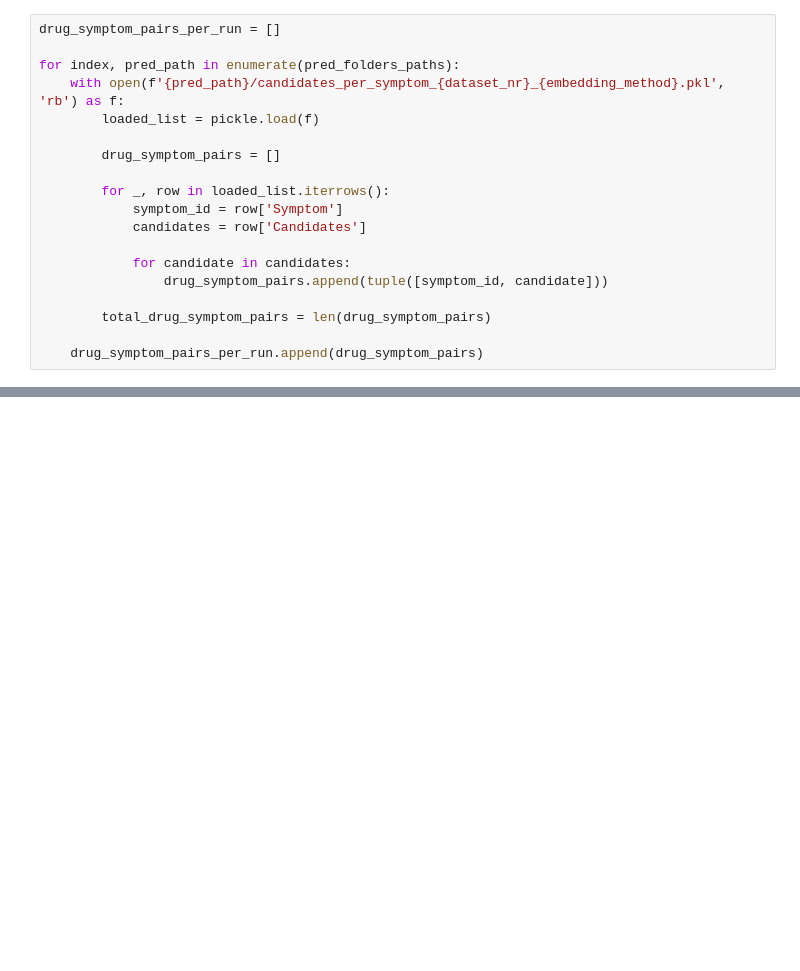
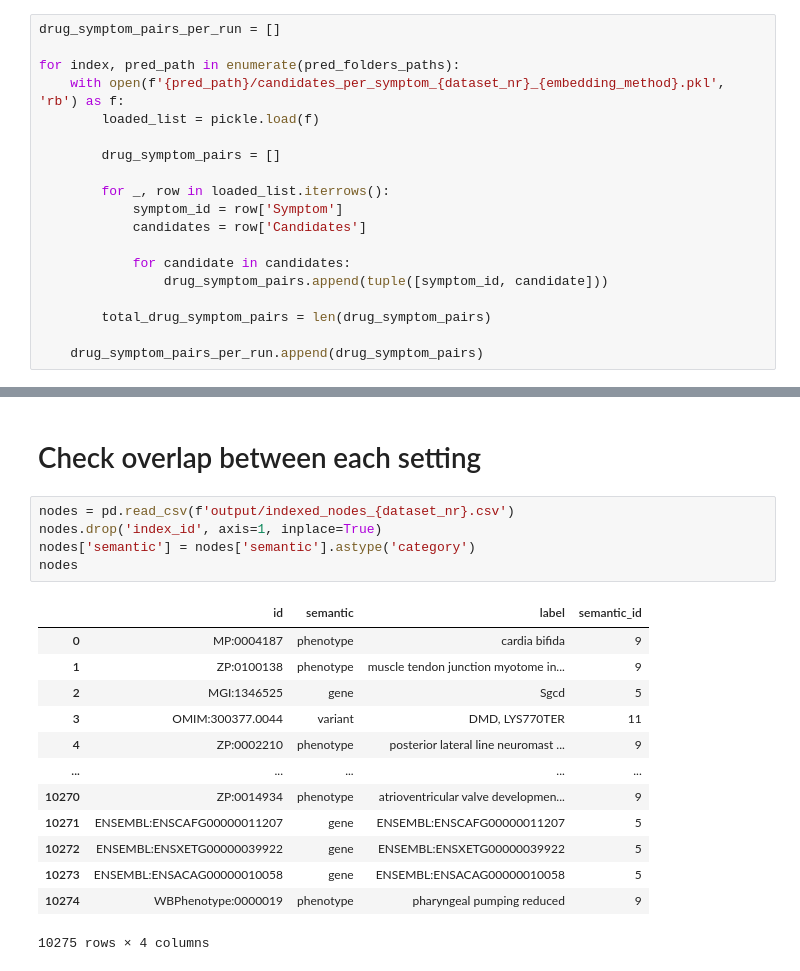
Before and after one commit to rosazwart/XAIFO-ThesisProject, a Jupyter notebook: prediction_analyser.ipynb, the cells around one changed output, grey strips where cells are left out. Saved outputs shown, nothing was run; the diff lists cells and outputs as text; blank space fills up the shorter version.

Commit message:
added more result analysis between runs/model variations

```diff
--- a/prediction_analyser.ipynb
+++ b/prediction_analyser.ipynb
@@ -186,0 +422,21 @@ There are 3 symptom-drug pairs that are found in the top list of drug candidates
+# %% [markdown]
+# Check overlap between each setting
+# %%
+nodes = pd.read_csv(f'output/indexed_nodes_{dataset_nr}.csv')
+nodes.drop('index_id', axis=1, inplace=True)
+nodes['semantic'] = nodes['semantic'].astype('category')
+nodes
+# %% [output]
+|  | id | semantic | label | semantic_id |
+| 0 | MP:0004187 | phenotype | cardia bifida | 9 |
+| 1 | ZP:0100138 | phenotype | muscle tendon junction myotome in... | 9 |
+| 2 | MGI:1346525 | gene | Sgcd | 5 |
+| 3 | OMIM:300377.0044 | variant | DMD, LYS770TER | 11 |
+| 4 | ZP:0002210 | phenotype | posterior lateral line neuromast ... | 9 |
+| ... | ... | ... | ... | ... |
+| 10270 | ZP:0014934 | phenotype | atrioventricular valve developmen... | 9 |
+| 10271 | ENSEMBL:ENSCAFG00000011207 | gene | ENSEMBL:ENSCAFG00000011207 | 5 |
+| 10272 | ENSEMBL:ENSXETG00000039922 | gene | ENSEMBL:ENSXETG00000039922 | 5 |
+| 10273 | ENSEMBL:ENSACAG00000010058 | gene | ENSEMBL:ENSACAG00000010058 | 5 |
+| 10274 | WBPhenotype:0000019 | phenotype | pharyngeal pumping reduced | 9 |
+10275 rows × 4 columns
```
Also changed, not shown: parts of 28 cells of this notebook, 20 other files.
